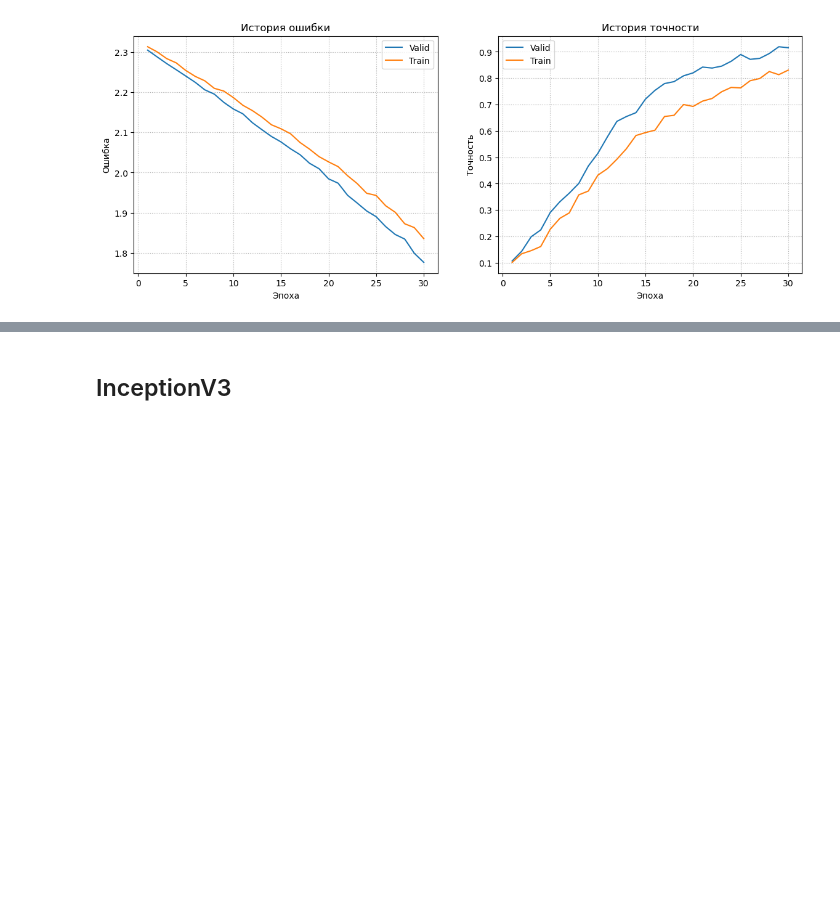
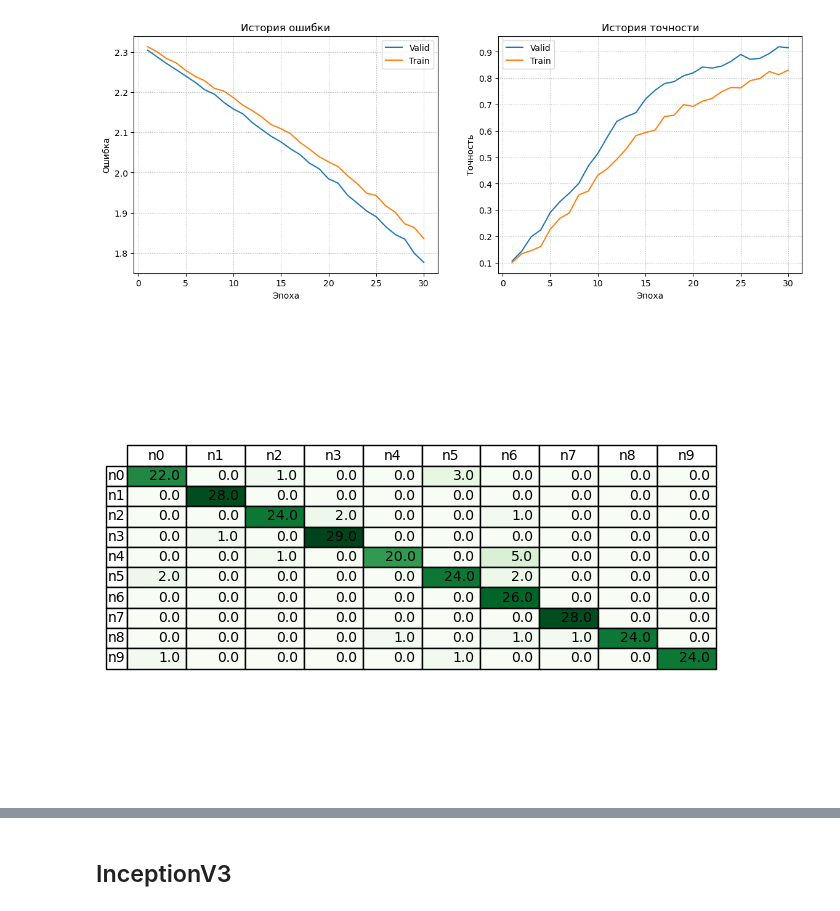
Before and after one commit to DmitryInd/DeepLearningCourse, a Jupyter notebook: inference.ipynb, the cells around one changed output, grey strips where cells are left out. Cells and saved outputs as stored; diff of their text form; code cells hidden in the pictures; blank space fills up the shorter version.

```diff
--- a/inference.ipynb
+++ b/inference.ipynb
@@ -606,3 +675,7 @@ log_scalars = parse_tensorboard(last_resnet_log_path, metrics_list)
 plot_tensoarboard_graphics(log_scalars)
 # %% [output]
 [figure]
+# %%
+resnet_faults = plot_confusion_matrix(resnet_model, resnet_val_dl)
+# %% [output]
+[figure, added]
```
Also changed, not shown: parts of 10 cells of this notebook.
